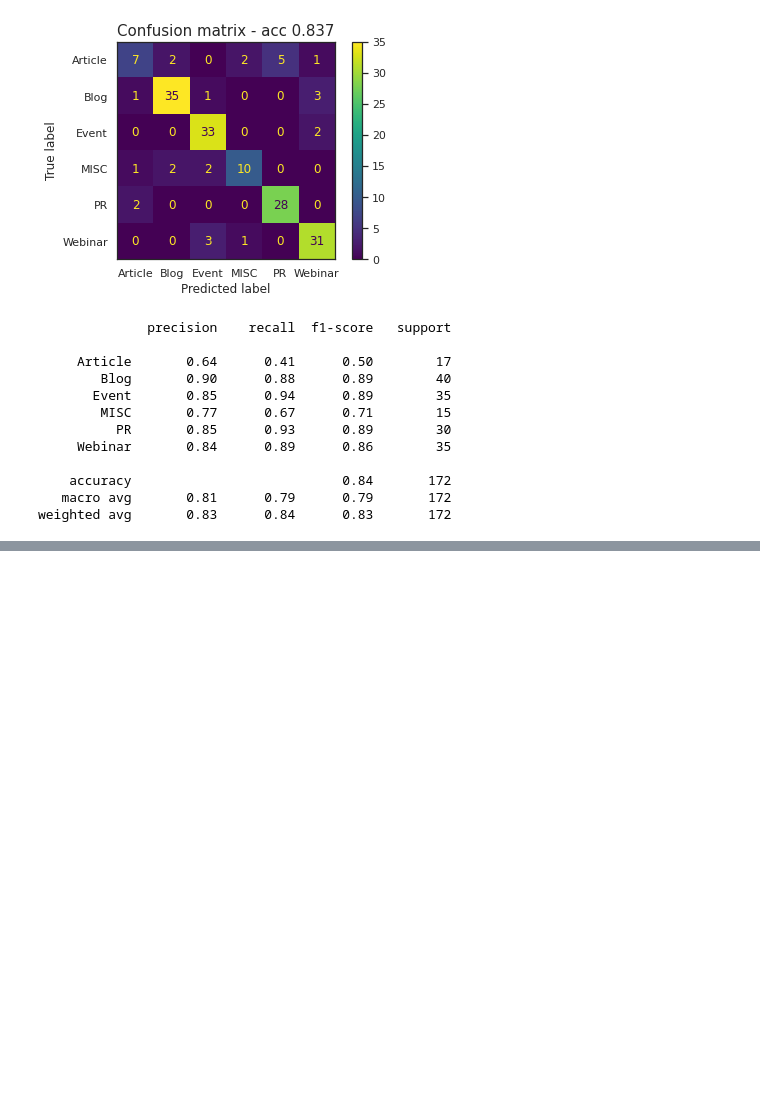
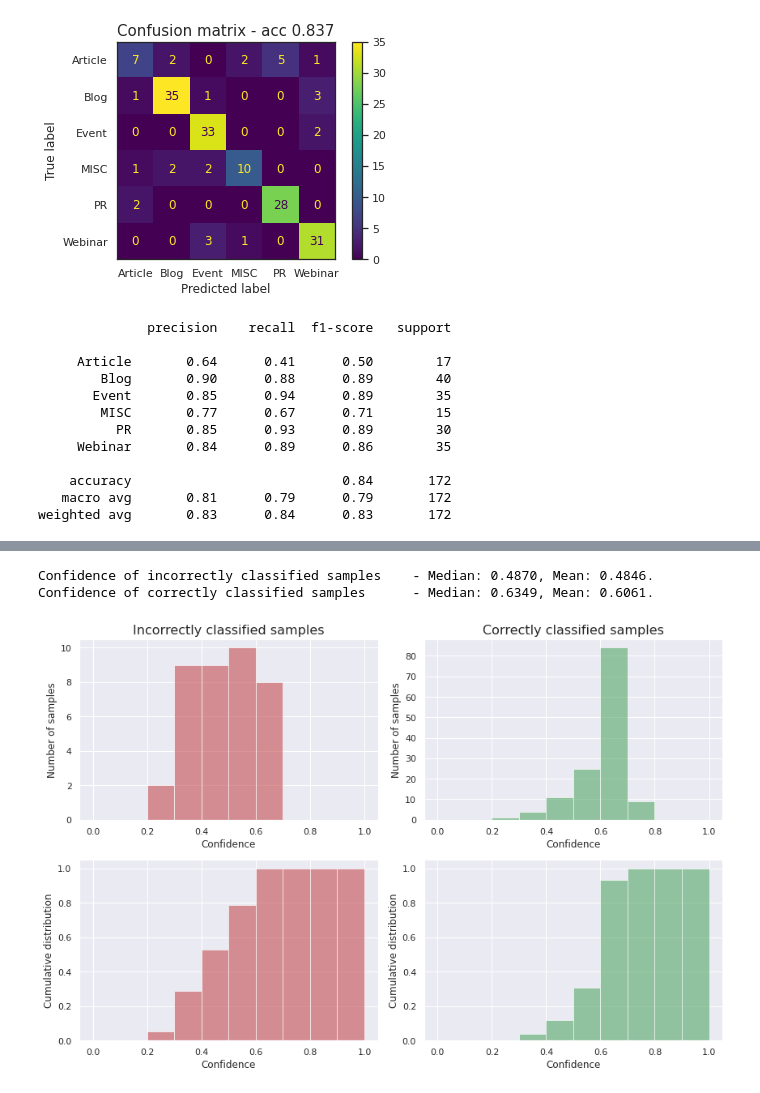
Before and after one commit to hmatzner/text-classification, a Jupyter notebook: url_classification.ipynb, the cells around one changed output, grey strips where cells are left out. Cells and saved outputs as stored; diff of their text form; code cells hidden in the pictures; blank space fills up the shorter version.

```diff
--- a/url_classification.ipynb
+++ b/url_classification.ipynb
@@ -766,6 +766,8 @@ def plot_distribution_of_confidences(y_test: pd.Series, y_pred: np.ndarray, y_pr
   plt.tight_layout()
   plt.show()
 
+  sns.reset_orig()
+
 
 def create_tf_dataset(dataset_encoded: DatasetDict, tokenizer: AutoTokenizer, batch_size: int = 16) -> Tuple[tf.data.Dataset, tf.data.Dataset, tf.data.Dataset]:
   """
@@ -1829,4 +1846,4 @@ array([1, 0, 1, 1, 3, 5, 4, 4, 2, 4, 1, 3, 1, 0, 3, 3, 4, 3, 2, 2, 3, 4,
 # %%
-y_probs = tf.nn.softmax(output_logits)
+y_probs = tf.nn.softmax(output_logits).numpy()
 y_probs[:3]
 # %% [output]
@@ -1858,3 +1883,9 @@ weighted avg       0.83      0.84      0.83       172
+# %%
+plot_distribution_of_confidences(y_test, y_pred, y_probs)
+# %% [output]
+Confidence of incorrectly classified samples    - Median: 0.4870, Mean: 0.4846.
+Confidence of correctly classified samples      - Median: 0.6349, Mean: 0.6061.
+[figure, added]
 # %%
 print_confusion_matrix('Deep Learning', y_test, y_pred, with_report=True)
 # %% [output]
```
Also changed, not shown: parts of 58 cells of this notebook.
